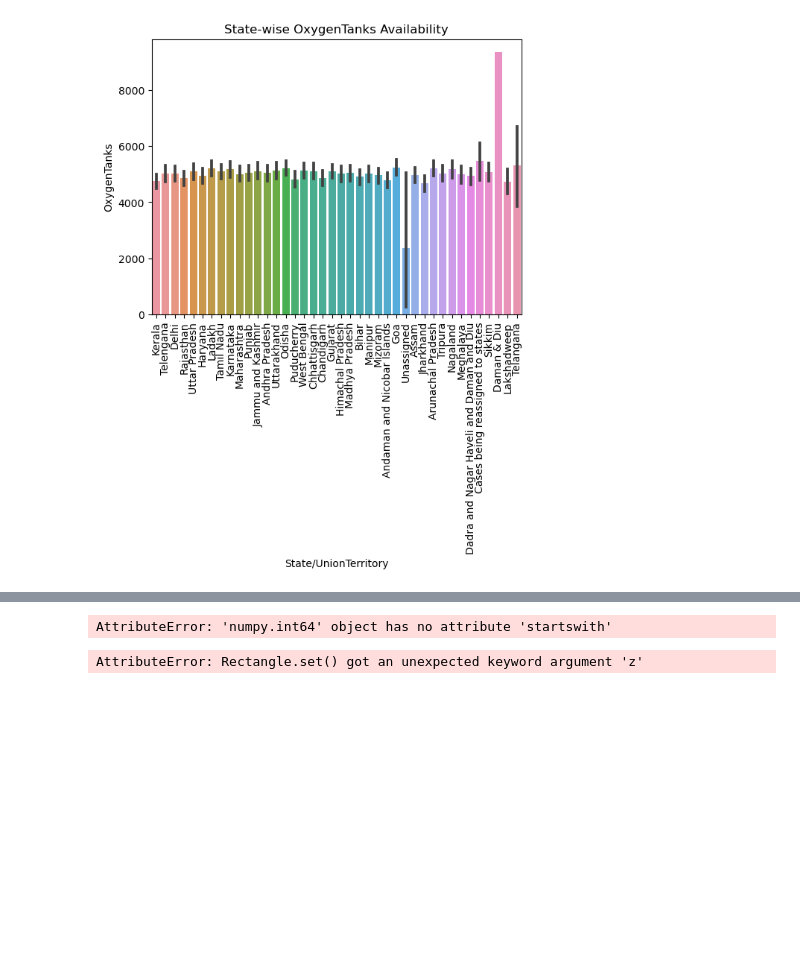
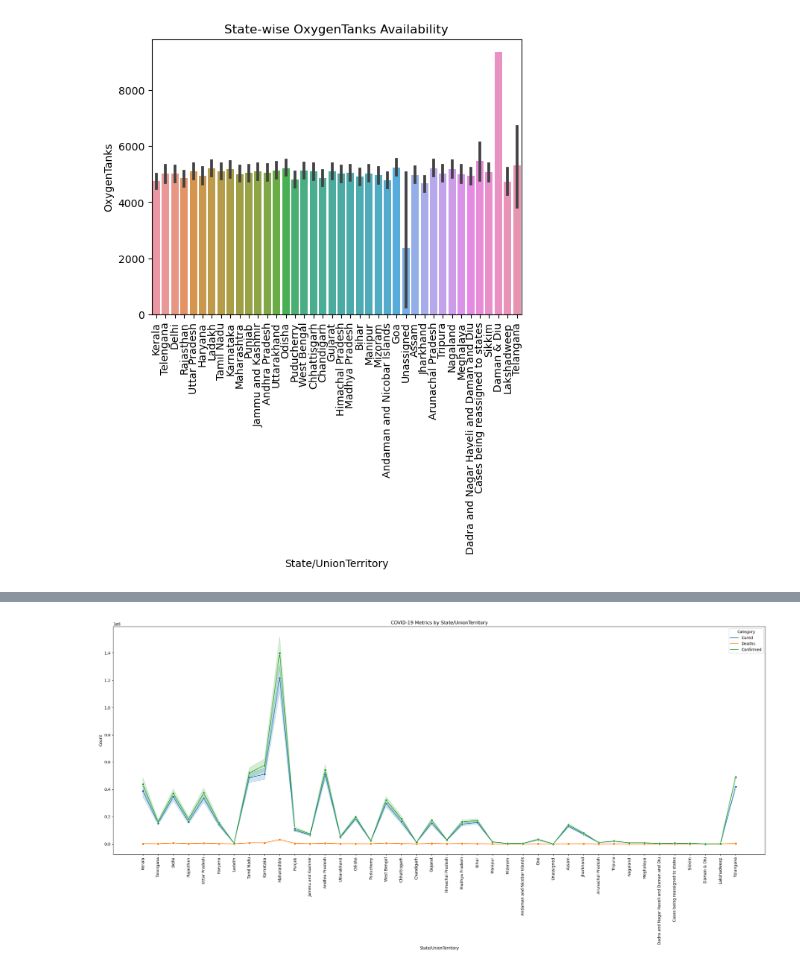
Before and after one commit to Venkatigi/-Covid-19-cases, a Jupyter notebook: Prog/Data Visulalization.ipynb, the cells around one changed output, grey strips where cells are left out. Cells and saved outputs as stored; diff of their text form; code cells hidden in the pictures; blank space fills up the shorter version.

```diff
--- a/Prog/Data Visulalization.ipynb
+++ b/Prog/Data Visulalization.ipynb
@@ -376,21 +375,0 @@ plt.show()
-# %%
-import matplotlib.pyplot as plt
-import seaborn as sns
-
-# Create your bar plot with 'Deaths' and 'Cured' grouped by 'State/UnionTerritory'
-sns.barplot(x='State/UnionTerritory', y='Deaths', hue='Cured', data=data_train_abs_without_outlier)
-
-# Set the size of the plot to a larger size (adjust as needed)
-#plt.figure(figsize=(16, 9))  # 16:9 aspect ratio for Full HD (1920x1080)
-
-# Rotate x-axis labels by 90 degrees
-plt.xticks(rotation=90)
-
-# Show the plot
-plt.show()
-# %% [output]
-AttributeError: 'numpy.int64' object has no attribute 'startswith'
-# %%
-sns.barplot(x = 'State/UnionTerritory', y = 'Deaths', z = 'Cured', data = data_train_abs_without_outlier)
-# %% [output]
-AttributeError: Rectangle.set() got an unexpected keyword argument 'z'
@@ -400,0 +376,16 @@ OxygenTanks
+# %%
+data_train_abs_without_outlier_melted = pd.melt(data_train_abs_without_outlier, id_vars=["State/UnionTerritory"],
+                                                value_vars = ["Cured", "Deaths", "Confirmed"],
+                                                var_name = "Category", value_name="Count")
+
+plt.figure(figsize = (24, 12))
+sns.lineplot(data = data_train_abs_without_outlier_melted, x = "State/UnionTerritory", y = "Count", hue = "Category", marker = "o")
+plt.title("COVID-19 Metrics by State/UnionTerritory")
+plt.xlabel("State/UnionTerritory")
+plt.ylabel("Count")
+plt.xticks(rotation = 90)
+plt.legend(title='Category')
+plt.tight_layout()
+plt.show()
+# %% [output]
+[figure, added]
```
Also changed, not shown: parts of 3 cells of this notebook, 1 other file.
